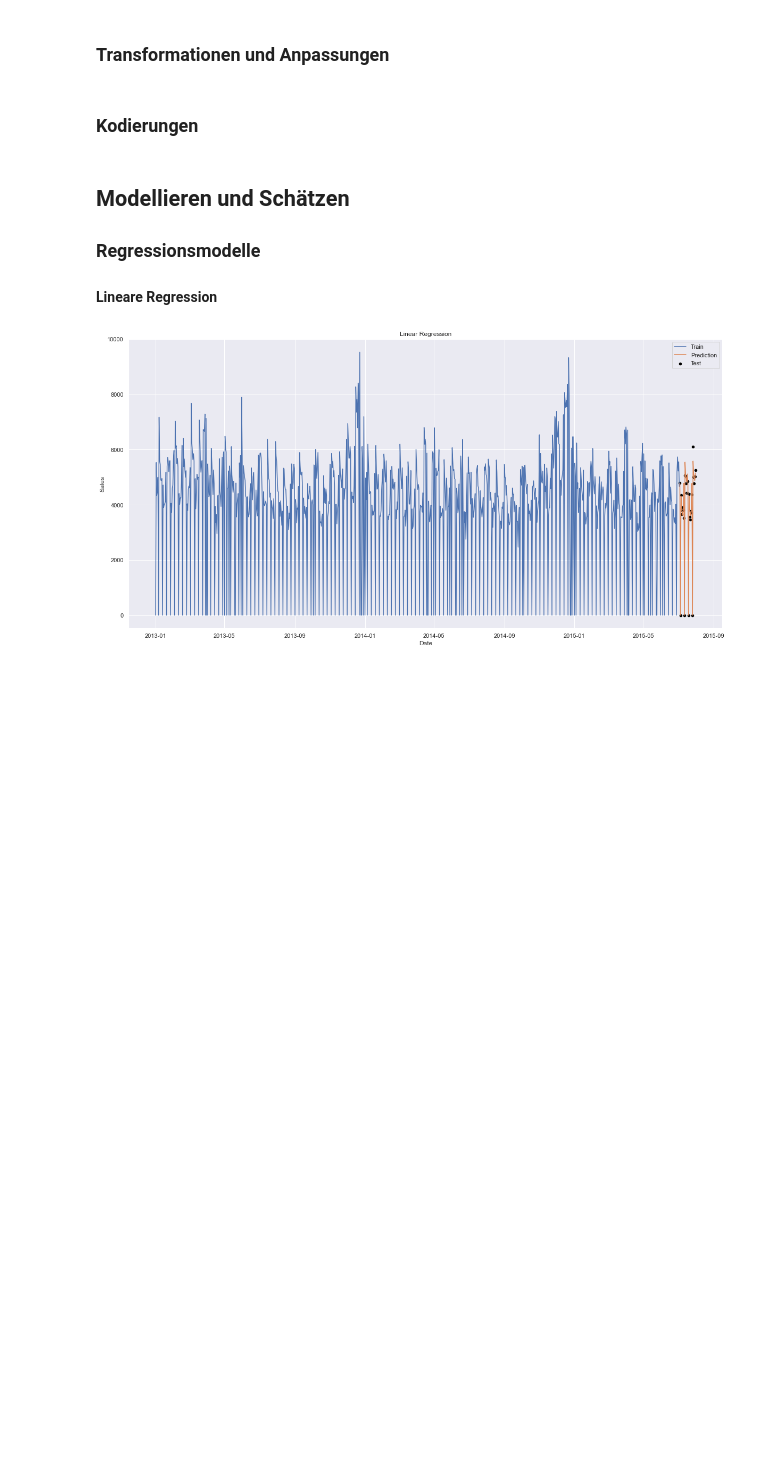
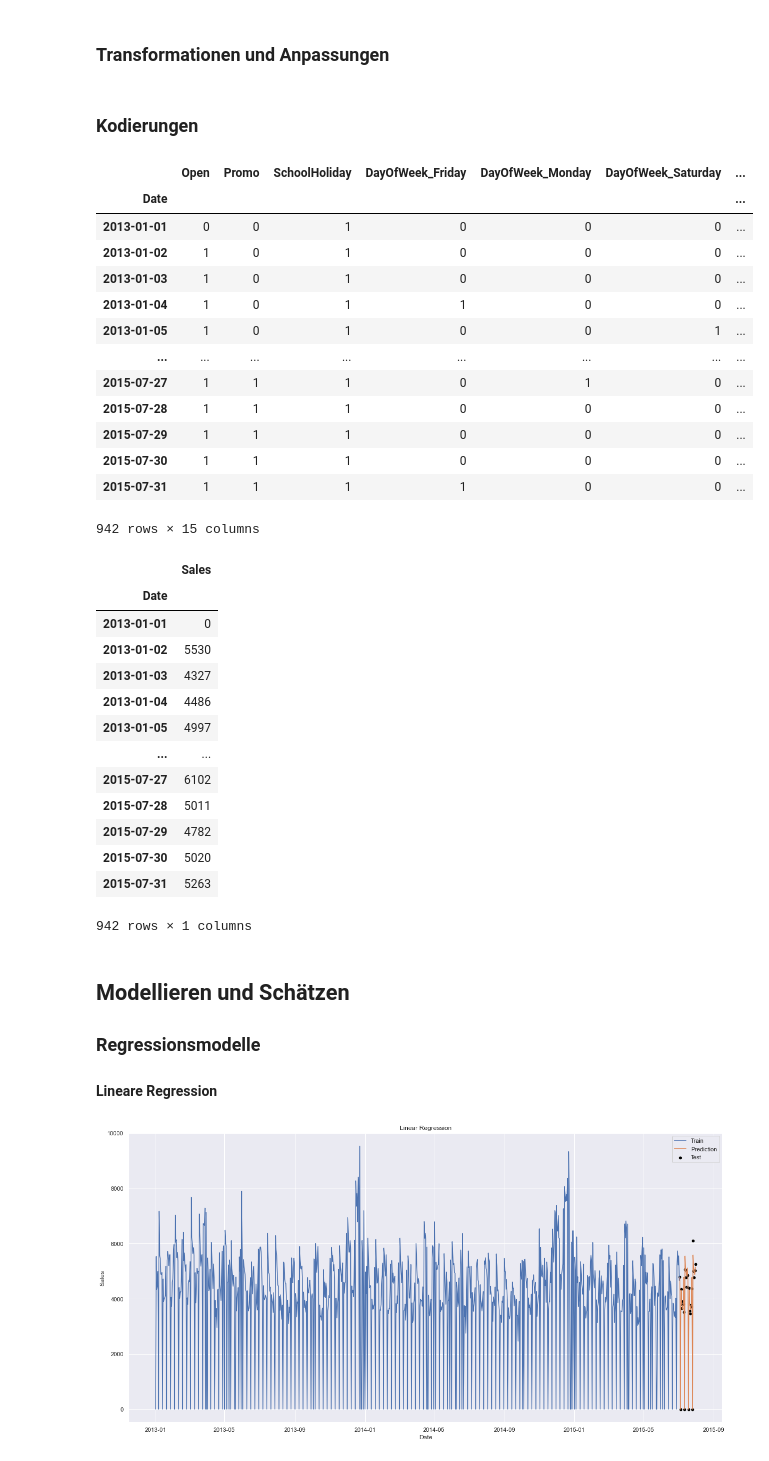
Before and after one commit to schemm/forecasting, a Jupyter notebook: RossmannStoreSales.ipynb, the cells around one changed output. Cells and saved outputs as stored; diff of their text form; code cells hidden in the pictures; blank space fills up the shorter version.

```diff
--- a/RossmannStoreSales.ipynb
+++ b/RossmannStoreSales.ipynb
@@ -138,47 +138,64 @@ data = demand[demand.Store == 1].copy()
 
 # bool'sche Variablen
 for col in ['Open', 'SchoolHoliday', 'Promo']:
     data[col] = data[col].replace(to_replace = [True, False], value = [1,0]).astype('int')
 
 # kategorische Variablen
 data = pd.get_dummies(data, columns = ['DayOfWeek', 'StateHoliday'], drop_first = False)
 
 # Trend
 data['Trend'] = data.index.map(dt.datetime.toordinal)
 
 x = data.drop(columns =
               [
                'Sales',
                'Store',
                'Customers',
                'StoreType',
                'Assortment',
                'CompetitionDistance',
                'CompetitionOpenSinceMonth',
                'CompetitionOpenSinceYear',
                'Promo2',
                'Promo2SinceWeek',
                'Promo2SinceYear',
                'PromoInterval'
               ]
 )
 
 y = data[['Sales']]
 
-#display(x)
-#display(y)
-
-# weitere Prediktoren
-# Monat
-#data['Month'] = data.index.month_name()
-#data = pd.get_dummies(data, columns = ['Month'], drop_first = False)
-
-# Tag im Monat
-#data['DayOfMonth'] = data.index.day
-#data = pd.get_dummies(data, columns = ['DayOfMonth'], drop_first = False)
-
-# display(data.head())
-# display(data.info())
+display(x)
+display(y)
+# %% [output]
+|  | Open | Promo | SchoolHoliday | DayOfWeek_Friday | DayOfWeek_Monday | DayOfWeek_Saturday | ... |
+| Date |  |  |  |  |  |  | ... |
+| 2013-01-01 | 0 | 0 | 1 | 0 | 0 | 0 | ... |
+| 2013-01-02 | 1 | 0 | 1 | 0 | 0 | 0 | ... |
+| 2013-01-03 | 1 | 0 | 1 | 0 | 0 | 0 | ... |
+| 2013-01-04 | 1 | 0 | 1 | 1 | 0 | 0 | ... |
+| 2013-01-05 | 1 | 0 | 1 | 0 | 0 | 1 | ... |
+| ... | ... | ... | ... | ... | ... | ... | ... |
+| 2015-07-27 | 1 | 1 | 1 | 0 | 1 | 0 | ... |
+| 2015-07-28 | 1 | 1 | 1 | 0 | 0 | 0 | ... |
+| 2015-07-29 | 1 | 1 | 1 | 0 | 0 | 0 | ... |
+| 2015-07-30 | 1 | 1 | 1 | 0 | 0 | 0 | ... |
+| 2015-07-31 | 1 | 1 | 1 | 1 | 0 | 0 | ... |
+942 rows × 15 columns
+|  | Sales |
+| Date |  |
+| 2013-01-01 | 0 |
+| 2013-01-02 | 5530 |
+| 2013-01-03 | 4327 |
+| 2013-01-04 | 4486 |
+| 2013-01-05 | 4997 |
+| ... | ... |
+| 2015-07-27 | 6102 |
+| 2015-07-28 | 5011 |
+| 2015-07-29 | 4782 |
+| 2015-07-30 | 5020 |
+| 2015-07-31 | 5263 |
+942 rows × 1 columns
 # %% [markdown]
 ## Modellieren und Schätzen
 ### Regressionsmodelle
```
Also changed, not shown: parts of 14 cells of this notebook.
